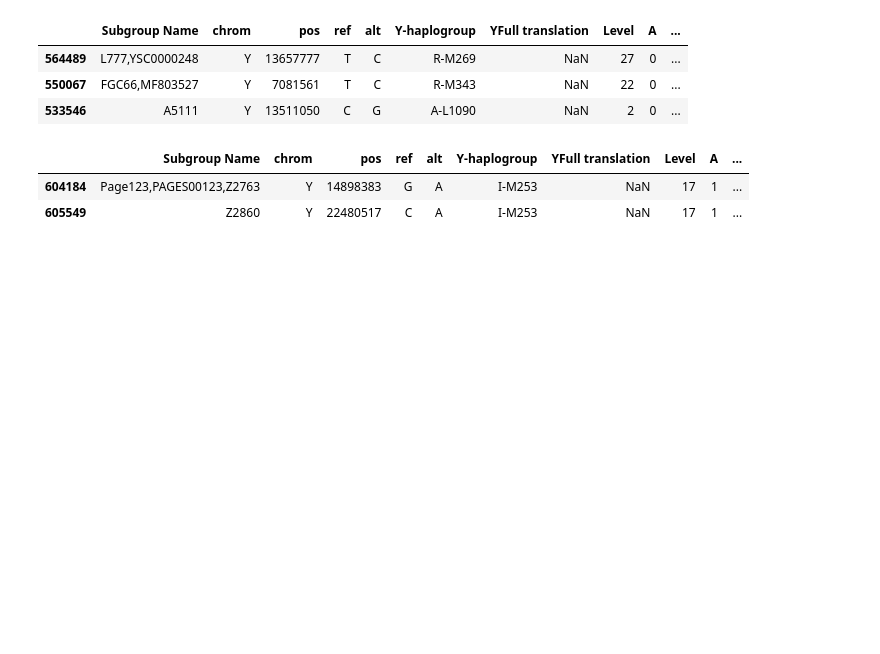
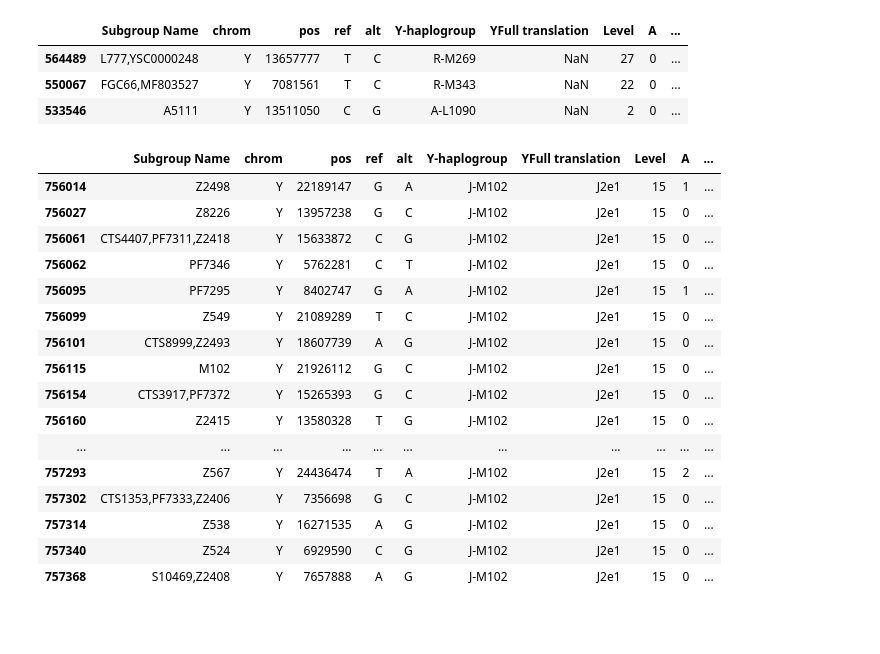
Before and after one commit to hringbauer/y_chrom, a Jupyter notebook: notebooks/clean_OY/consistent_errors.ipynb, the cells around one changed output. Drawn from its saved outputs; the diff is of its cells as text; code cells hidden in the pictures; blank space fills up the shorter version.

```diff
--- a/notebooks/clean_OY/consistent_errors.ipynb
+++ b/notebooks/clean_OY/consistent_errors.ipynb
@@ -344,7 +344,7 @@ df_m["iid"][-50:] # Plot a few male IIDs
 # %% [markdown]
 ### 3) Analyze single example
 # %%
-iid = "PTN238"
+iid = "PTN113"
 print(f"Running IID {iid}...")
 bam_path = df_bams.loc[df_bams["iid"]==iid, "bam"].values[0]
 
@@ -402,11 +418,25 @@ dfmm[~dfmm["Subgroup Name"].isin(df_ex["Subgroup Name"])]
 | 550067 | FGC66,MF803527 | Y | 7081561 | T | C | R-M343 | NaN | 22 | 0 | ... |
 | 533546 | A5111 | Y | 13511050 | C | G | A-L1090 | NaN | 2 | 0 | ... |
 # %%
-df_ch[df_ch["Y-haplogroup"]=="I-M253"]
+df_ch[df_ch["Y-haplogroup"]=="J-M102"]
 # %% [output]
 |  | Subgroup Name | chrom | pos | ref | alt | Y-haplogroup | YFull translation | Level | A | ... |
-| 604184 | Page123,PAGES00123,Z2763 | Y | 14898383 | G | A | I-M253 | NaN | 17 | 1 | ... |
-| 605549 | Z2860 | Y | 22480517 | C | A | I-M253 | NaN | 17 | 1 | ... |
+| 756014 | Z2498 | Y | 22189147 | G | A | J-M102 | J2e1 | 15 | 1 | ... |
+| 756027 | Z8226 | Y | 13957238 | G | C | J-M102 | J2e1 | 15 | 0 | ... |
+| 756061 | CTS4407,PF7311,Z2418 | Y | 15633872 | C | G | J-M102 | J2e1 | 15 | 0 | ... |
+| 756062 | PF7346 | Y | 5762281 | C | T | J-M102 | J2e1 | 15 | 0 | ... |
+| 756095 | PF7295 | Y | 8402747 | G | A | J-M102 | J2e1 | 15 | 1 | ... |
+| 756099 | Z549 | Y | 21089289 | T | C | J-M102 | J2e1 | 15 | 0 | ... |
+| 756101 | CTS8999,Z2493 | Y | 18607739 | A | G | J-M102 | J2e1 | 15 | 0 | ... |
+| 756115 | M102 | Y | 21926112 | G | C | J-M102 | J2e1 | 15 | 0 | ... |
+| 756154 | CTS3917,PF7372 | Y | 15265393 | G | C | J-M102 | J2e1 | 15 | 0 | ... |
+| 756160 | Z2415 | Y | 13580328 | T | G | J-M102 | J2e1 | 15 | 0 | ... |
+| ... | ... | ... | ... | ... | ... | ... | ... | ... | ... | ... |
+| 757293 | Z567 | Y | 24436474 | T | A | J-M102 | J2e1 | 15 | 2 | ... |
+| 757302 | CTS1353,PF7333,Z2406 | Y | 7356698 | G | C | J-M102 | J2e1 | 15 | 0 | ... |
+| 757314 | Z538 | Y | 16271535 | A | G | J-M102 | J2e1 | 15 | 0 | ... |
+| 757340 | Z524 | Y | 6929590 | C | G | J-M102 | J2e1 | 15 | 0 | ... |
+| 757368 | S10469,Z2408 | Y | 7657888 | A | G | J-M102 | J2e1 | 15 | 0 | ... |
 # %% [markdown]
 ##
 # %% [markdown]
```
Also changed, not shown: parts of 6 cells of this notebook, 2 other files.
